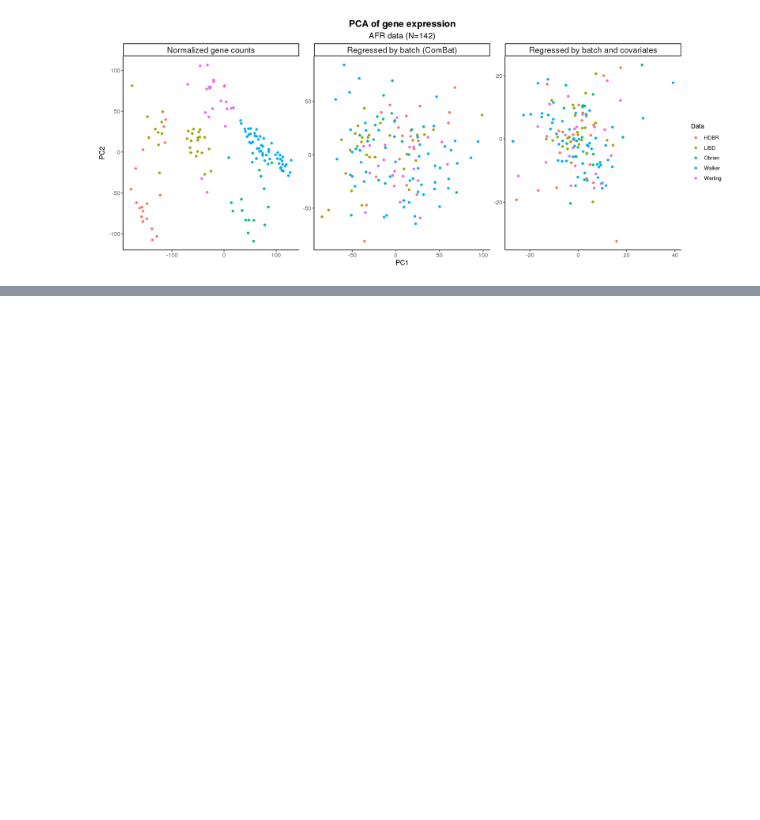
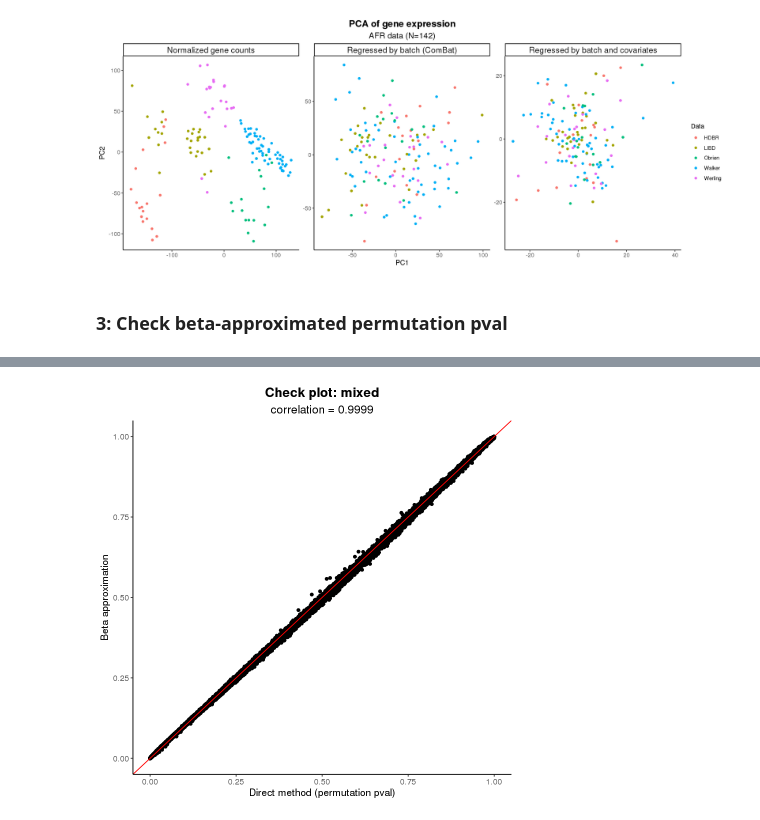
Before and after one commit to gandallab/devBrain_xQTL, a Jupyter notebook: code/04-QTL/cis-eQTL/eqtl_analysis.ipynb, the cells around one changed output, grey strips where cells are left out. Saved outputs shown, nothing was run; the diff lists cells and outputs as text; code cells hidden in the pictures; blank space fills up the shorter version.

Commit message:
Update eqtl ipynb, sLDSC code and readme, main readme

```diff
--- a/code/04-QTL/cis-eQTL/eqtl_analysis.ipynb
+++ b/code/04-QTL/cis-eQTL/eqtl_analysis.ipynb
@@ -557,3 +558,23 @@ Warning message in fread("~/project-gandalm/isoform_twas/eqtl_new/data/afr/gene.
 Warning message in fread("~/project-gandalm/isoform_twas/eqtl_new/data/afr/gene.counts.processed.noComBat.tsv", :
 “Detected 142 column names but the data has 143 columns (i.e. invalid file). Added 1 extra default column name for the first column which is guessed to be row names or an index. Use setnames() afterwa ...
 [figure]
+# %% [markdown]
+### 3: Check beta-approximated permutation pval
+# %%
+mixed <- fread("~/project-gandalm/isoform_twas/eqtl_new/results/mixed_perm_90hcp/all.chunks.txt.gz", data.table=F)
+colnames(mixed) <- c("pid", "nvar", "shape1", "shape2", "dummy", "sid", "dist", "npval", "slope", "ppval", "bpval")
+# %%
+p <- ggplot(mixed, aes(x = ppval, y = bpval)) +
+    geom_point() +
+    geom_abline(intercept = 0, slope = 1, color = "red") +
+    labs(x = "Direct method (permutation pval)",
+         y = "Beta approximation",
+         title = "Check plot: mixed",
+         subtitle = "correlation = 0.9999") +
+    theme_classic() +
+    theme(axis.text = element_text(size=10),
+        axis.title = element_text(size=12),
+        plot.title = element_text(size=16, face="bold", hjust = 0.5),
+        plot.subtitle = element_text(size=14, hjust = 0.5))
+p
+# %% [output]
@@ -559,0 +583 @@ Warning message in fread("~/project-gandalm/isoform_twas/eqtl_new/data/afr/gene.
+[figure, added]
```
Also changed, not shown: parts of 19 cells of this notebook, 9 other files.
